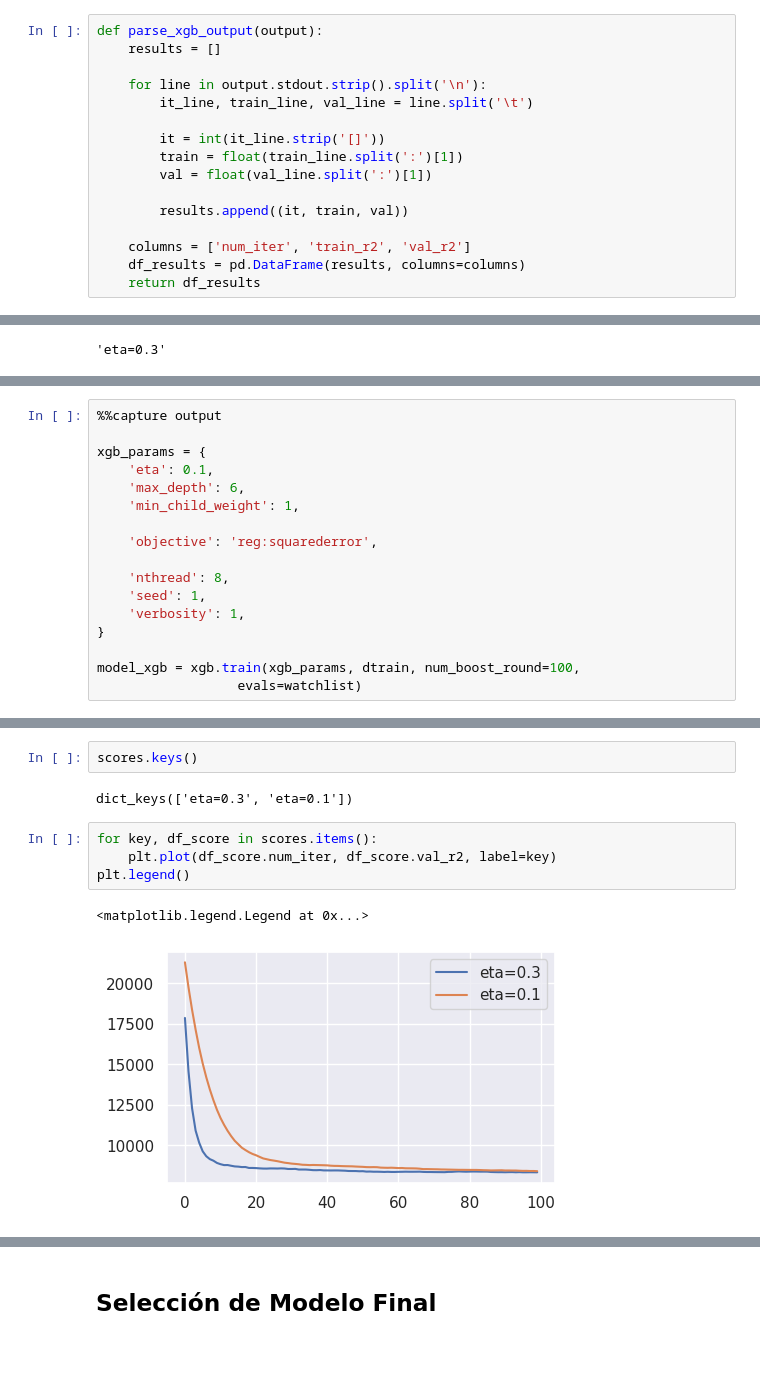
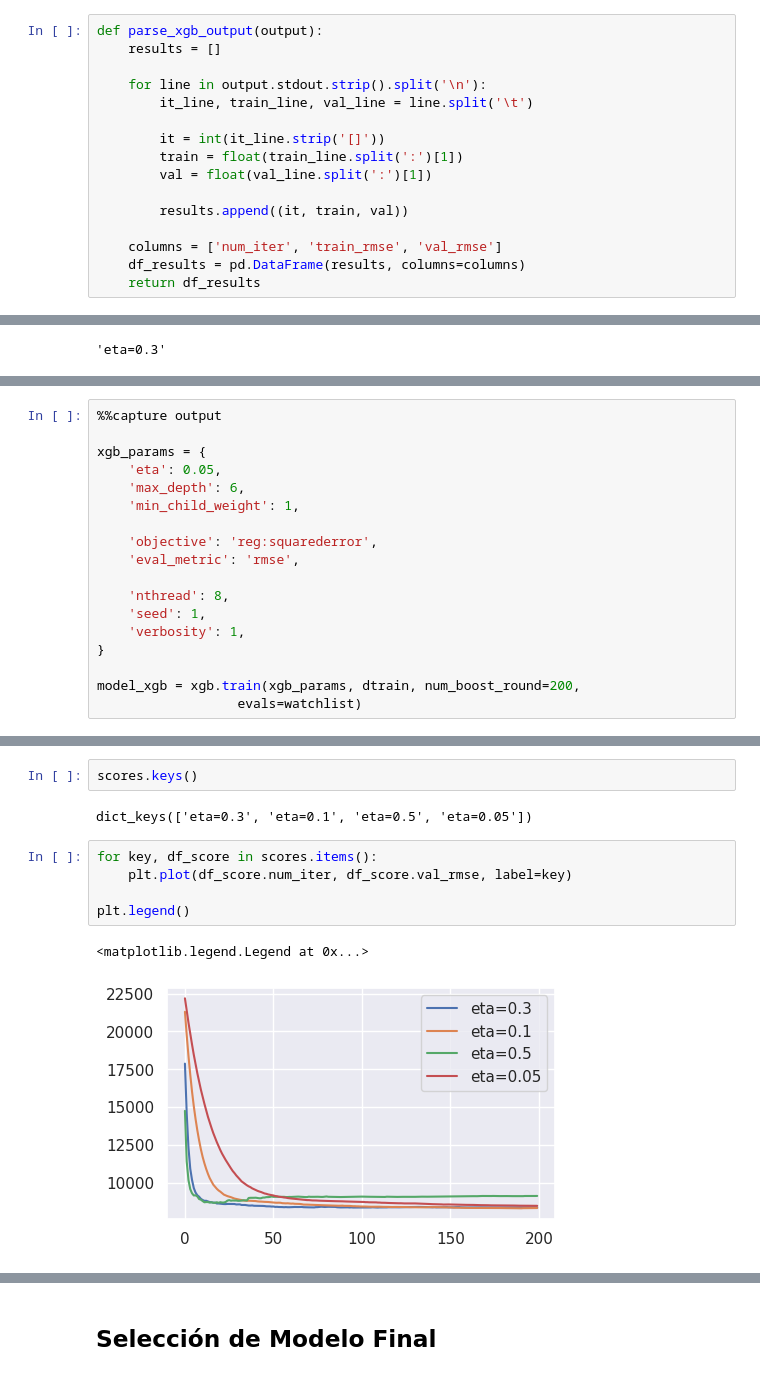
Before and after one commit to caro6852lq/MachineLearning_PredictPricesProperties, a Jupyter notebook: Notebook/notebook.ipynb, the cells around one changed output, grey strips where cells are left out. Cells and saved outputs as stored; diff of their text form.

Commit message:
Análisis y Modelo

```diff
--- a/Notebook/notebook.ipynb
+++ b/Notebook/notebook.ipynb
@@ -698,7 +684,7 @@ def parse_xgb_output(output):
 
         results.append((it, train, val))
 
-    columns = ['num_iter', 'train_r2', 'val_r2']
+    columns = ['num_iter', 'train_rmse', 'val_rmse']
     df_results = pd.DataFrame(results, columns=columns)
     return df_results
 # %%
@@ -770,18 +756,19 @@ scores['eta=0.3']
 %%capture output
 
 xgb_params = {
-    'eta': 0.1,
+    'eta': 0.05,
     'max_depth': 6,
     'min_child_weight': 1,
 
     'objective': 'reg:squarederror',
+    'eval_metric': 'rmse',
 
     'nthread': 8,
     'seed': 1,
     'verbosity': 1,
 }
 
-model_xgb = xgb.train(xgb_params, dtrain, num_boost_round=100,
+model_xgb = xgb.train(xgb_params, dtrain, num_boost_round=200,
                   evals=watchlist)
 # %%
 key = 'eta=%s' % (xgb_params['eta'])
@@ -809,11 +780,12 @@ scores['eta=0.1']
 # %%
 scores.keys()
 # %% [output]
-dict_keys(['eta=0.3', 'eta=0.1'])
+dict_keys(['eta=0.3', 'eta=0.1', 'eta=0.5', 'eta=0.05'])
 # %%
 for key, df_score in scores.items():
-    plt.plot(df_score.num_iter, df_score.val_r2, label=key)
+    plt.plot(df_score.num_iter, df_score.val_rmse, label=key)
+
 plt.legend()
 # %% [output]
 <matplotlib.legend.Legend at 0x...>
-[figure, old version]
+[figure, new version]
```
Also changed, not shown: parts of 39 cells of this notebook.
